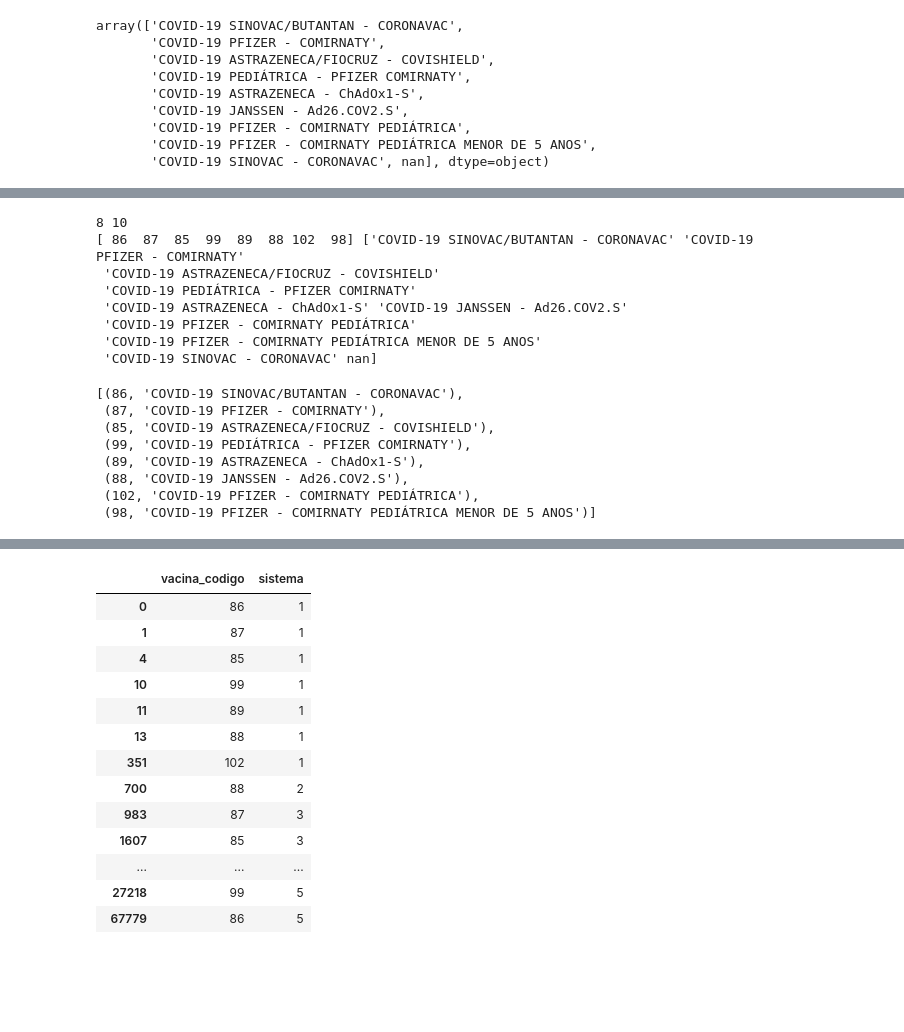
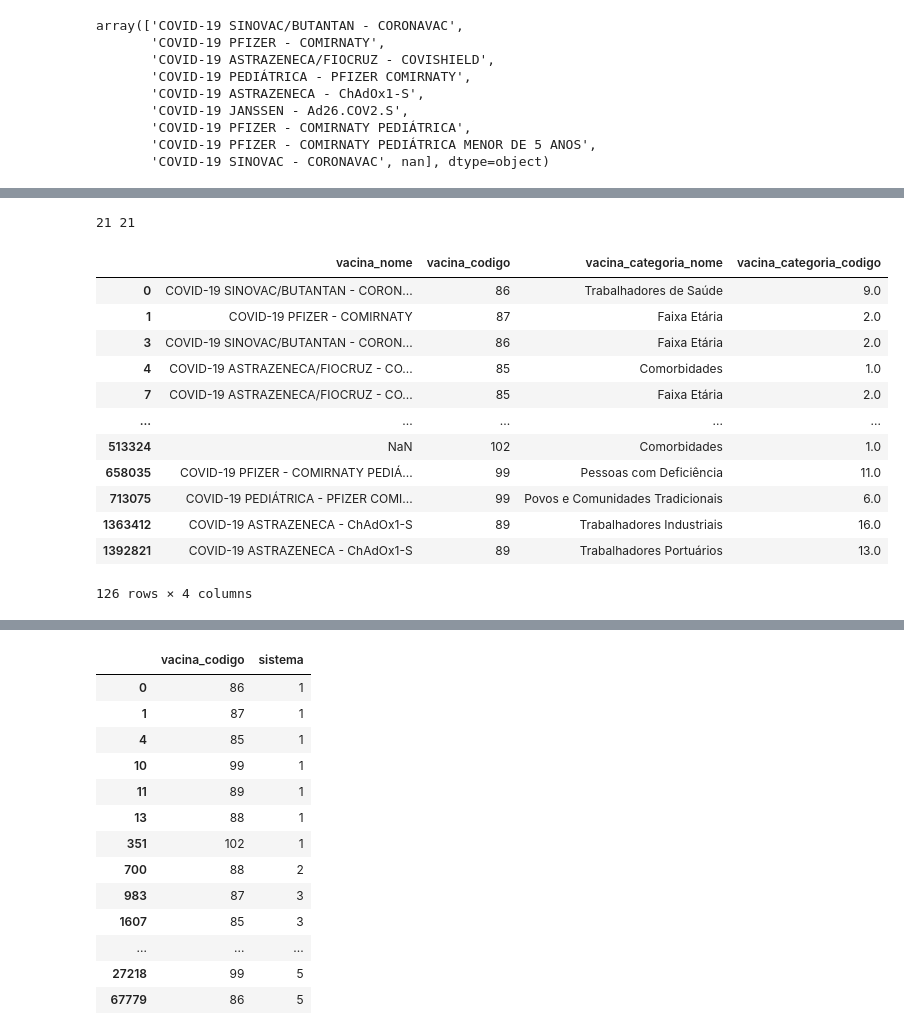
Before and after one commit to SwampTG/TF_E1_VictorCabral_fim-, a Jupyter notebook: explore_SBD2_CSV.ipynb, the cells around one changed output, grey strips where cells are left out. Drawn from its saved outputs; the diff is of its cells as text; code cells hidden in the pictures; blank space fills up the shorter version.

```diff
--- a/explore_SBD2_CSV.ipynb
+++ b/explore_SBD2_CSV.ipynb
@@ -60,21 +69,19 @@ df[['sistema_origem', 'vacina_nome']] \
 # %%
-print(len(df['vacina_codigo'].unique()), len(df['vacina_nome'].unique()))
-print(df['vacina_codigo'].unique(), df['vacina_nome'].unique())
-list(zip(df['vacina_codigo'].unique(), df['vacina_nome'].unique()))
+print(len(df['vacina_categoria_nome'].unique()), len(df['vacina_categoria_codigo'].unique()))
+# list(zip(df['vacina_categoria_nome'].unique(), df['vacina_categoria_codigo'].unique()))
+df[['vacina_nome', 'vacina_codigo', 'vacina_categoria_nome', 'vacina_categoria_codigo']].drop_duplicates()
 # %% [output]
-8 10
-[ 86  87  85  99  89  88 102  98] ['COVID-19 SINOVAC/BUTANTAN - CORONAVAC' 'COVID-19 PFIZER - COMIRNATY'
- 'COVID-19 ASTRAZENECA/FIOCRUZ - COVISHIELD'
- 'COVID-19 PEDIÁTRICA - PFIZER COMIRNATY'
- 'COVID-19 ASTRAZENECA - ChAdOx1-S' 'COVID-19 JANSSEN - Ad26.COV2.S'
- 'COVID-19 PFIZER - COMIRNATY PEDIÁTRICA'
- 'COVID-19 PFIZER - COMIRNATY PEDIÁTRICA MENOR DE 5 ANOS'
- 'COVID-19 SINOVAC - CORONAVAC' nan]
+21 21
+|  | vacina_nome | vacina_codigo | vacina_categoria_nome | vacina_categoria_codigo |
+| 0 | COVID-19 SINOVAC/BUTANTAN - CORON... | 86 | Trabalhadores de Saúde | 9.0 |
+| 1 | COVID-19 PFIZER - COMIRNATY | 87 | Faixa Etária | 2.0 |
+| 3 | COVID-19 SINOVAC/BUTANTAN - CORON... | 86 | Faixa Etária | 2.0 |
+| 4 | COVID-19 ASTRAZENECA/FIOCRUZ - CO... | 85 | Comorbidades | 1.0 |
+| 7 | COVID-19 ASTRAZENECA/FIOCRUZ - CO... | 85 | Faixa Etária | 2.0 |
+| ... | ... | ... | ... | ... |
+| 513324 | NaN | 102 | Comorbidades | 1.0 |
+| 658035 | COVID-19 PFIZER - COMIRNATY PEDIÁ... | 99 | Pessoas com Deficiência | 11.0 |
+| 713075 | COVID-19 PEDIÁTRICA - PFIZER COMI... | 99 | Povos e Comunidades Tradicionais | 6.0 |
+| 1363412 | COVID-19 ASTRAZENECA - ChAdOx1-S | 89 | Trabalhadores Industriais | 16.0 |
+| 1392821 | COVID-19 ASTRAZENECA - ChAdOx1-S | 89 | Trabalhadores Portuários | 13.0 |
-[(86, 'COVID-19 SINOVAC/BUTANTAN - CORONAVAC'),
- (87, 'COVID-19 PFIZER - COMIRNATY'),
- (85, 'COVID-19 ASTRAZENECA/FIOCRUZ - COVISHIELD'),
- (99, 'COVID-19 PEDIÁTRICA - PFIZER COMIRNATY'),
- (89, 'COVID-19 ASTRAZENECA - ChAdOx1-S'),
- (88, 'COVID-19 JANSSEN - Ad26.COV2.S'),
- (102, 'COVID-19 PFIZER - COMIRNATY PEDIÁTRICA'),
- (98, 'COVID-19 PFIZER - COMIRNATY PEDIÁTRICA MENOR DE 5 ANOS')]
+126 rows × 4 columns
```
Also changed, not shown: parts of 21 cells of this notebook.
